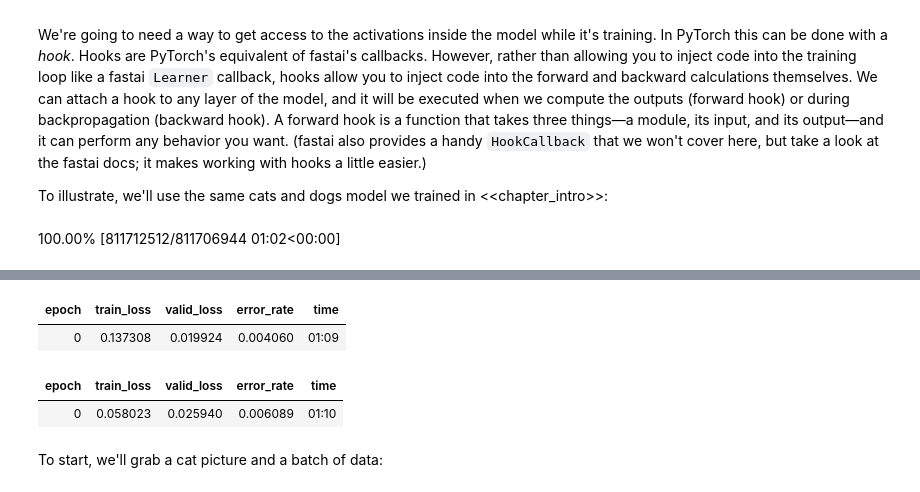
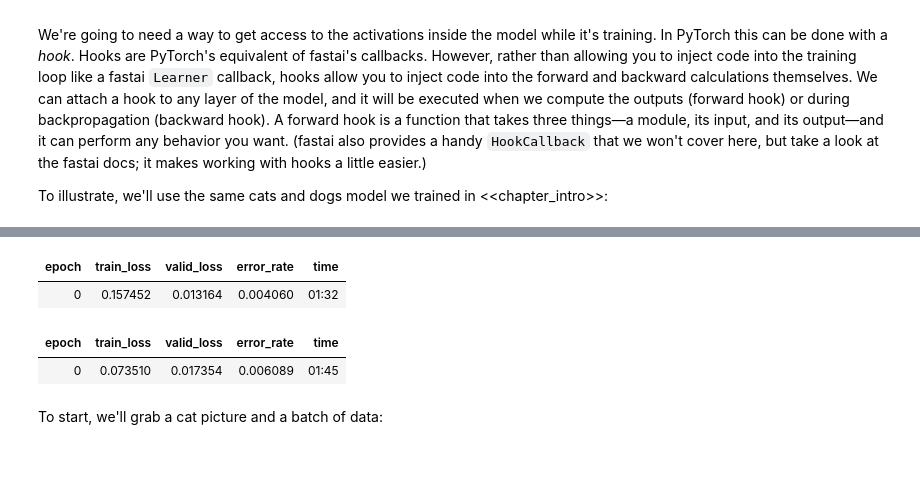
Before and after one commit to rmartimarly/teaching_misc, a Jupyter notebook: 18_CAM.ipynb, the cells around one changed output, grey strips where cells are left out. Cells and saved outputs as stored; diff of their text form; code cells hidden in the pictures; blank space fills up the shorter version.

```diff
--- a/18_CAM.ipynb
+++ b/18_CAM.ipynb
@@ -31,8 +31,7 @@ path = untar_data(URLs.PETS)/'images'
 def is_cat(x): return x[0].isupper()
 dls = ImageDataLoaders.from_name_func(
     path, get_image_files(path), valid_pct=0.2, seed=21,
-    label_func=is_cat, item_tfms=Resize(224))
+    label_func=is_cat, item_tfms=Resize(224), num_workers=0)
 learn = vision_learner(dls, resnet34, metrics=error_rate)
 learn.fine_tune(1)
 # %% [output]
-100.00% [811712512/811706944 01:02<00:00]
@@ -40,6 +38,6 @@ Downloading: "https://download.pytorch.org/models/resnet34-b627a593.pth" to /roo
 | epoch | train_loss | valid_loss | error_rate | time |
-| 0 | 0.137308 | 0.019924 | 0.004060 | 01:09 |
+| 0 | 0.157452 | 0.013164 | 0.004060 | 01:32 |
 | epoch | train_loss | valid_loss | error_rate | time |
-| 0 | 0.058023 | 0.025940 | 0.006089 | 01:10 |
+| 0 | 0.073510 | 0.017354 | 0.006089 | 01:45 |
 # %% [markdown]
 To start, we'll grab a cat picture and a batch of data:
```
Also changed, not shown: parts of 13 cells of this notebook.
